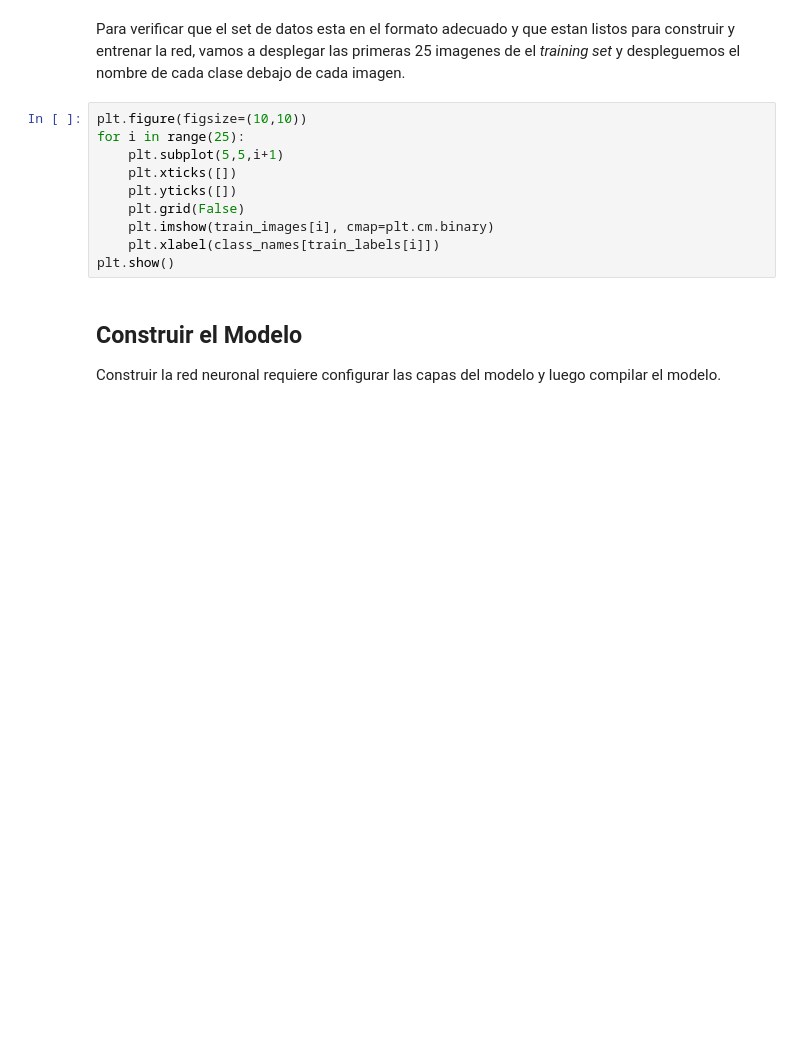
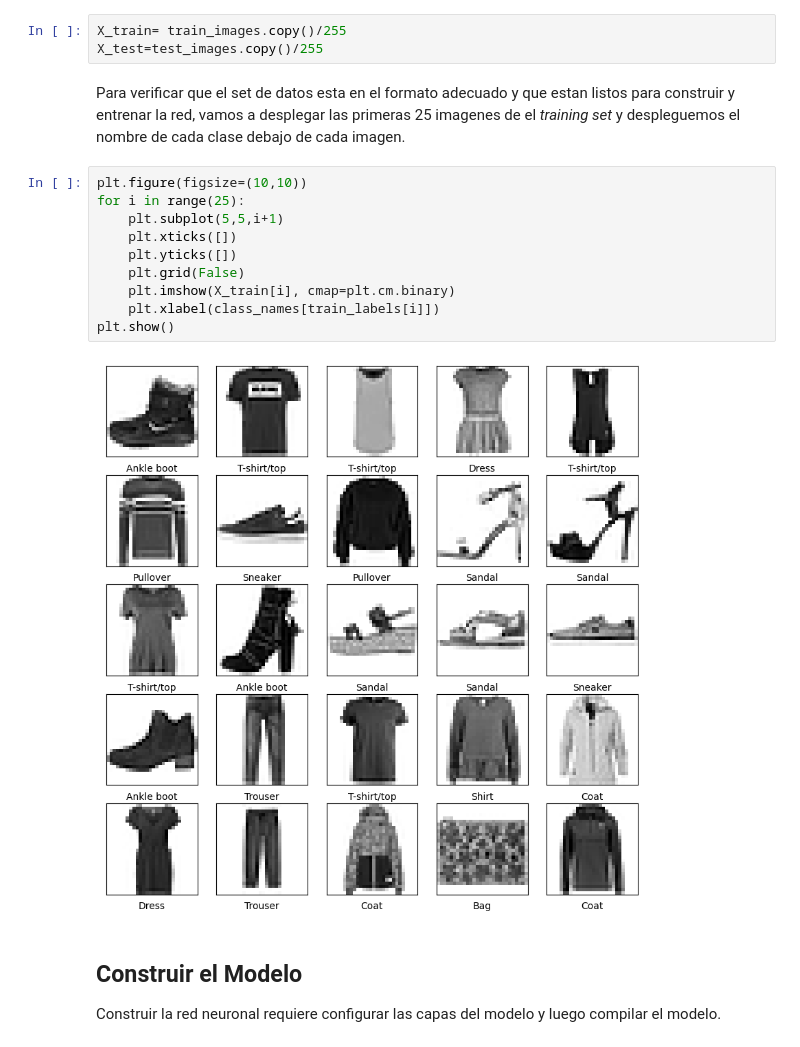
Before and after one commit to RocioRuizGonzalez/DataScience-BootcampTheBridge, a Jupyter notebook: 3-Machine Learning/4-Deep Learning/1-Intro Deep Learning/ejercicios/Deep Learning classification.ipynb, the cells around one changed output. Saved outputs shown, nothing was run; the diff lists cells and outputs as text; blank space fills up the shorter version.

```diff
--- a/3-Machine Learning/4-Deep Learning/1-Intro Deep Learning/ejercicios/Deep Learning classification.ipynb
+++ b/3-Machine Learning/4-Deep Learning/1-Intro Deep Learning/ejercicios/Deep Learning classification.ipynb
@@ -105,15 +140,20 @@ Escala los conjuntos de train y test para que vayan del 0 al 1. No hace falta us
+# %%
+X_train= train_images.copy()/255
+X_test=test_images.copy()/255
 # %% [markdown]
 Para verificar que el set de datos esta en el formato adecuado y que estan listos para construir y entrenar la red, vamos a desplegar las primeras 25 imagenes de el *training set* y despleguemos el nombre de cada clase debajo de cada imagen.
 # %%
 plt.figure(figsize=(10,10))
 for i in range(25):
     plt.subplot(5,5,i+1)
     plt.xticks([])
     plt.yticks([])
     plt.grid(False)
-    plt.imshow(train_images[i], cmap=plt.cm.binary)
+    plt.imshow(X_train[i], cmap=plt.cm.binary)
     plt.xlabel(class_names[train_labels[i]])
 plt.show()
+# %% [output]
+[figure, added]
 # %% [markdown]
 ## Construir el Modelo
 
```
Also changed, not shown: parts of 26 cells of this notebook, 21 other files.
